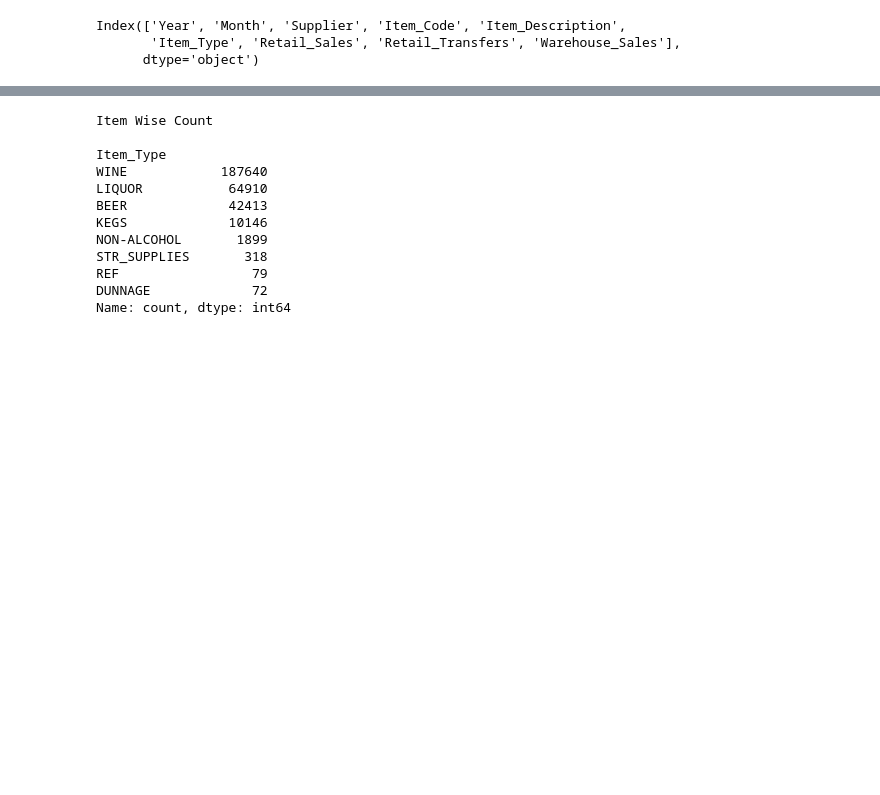
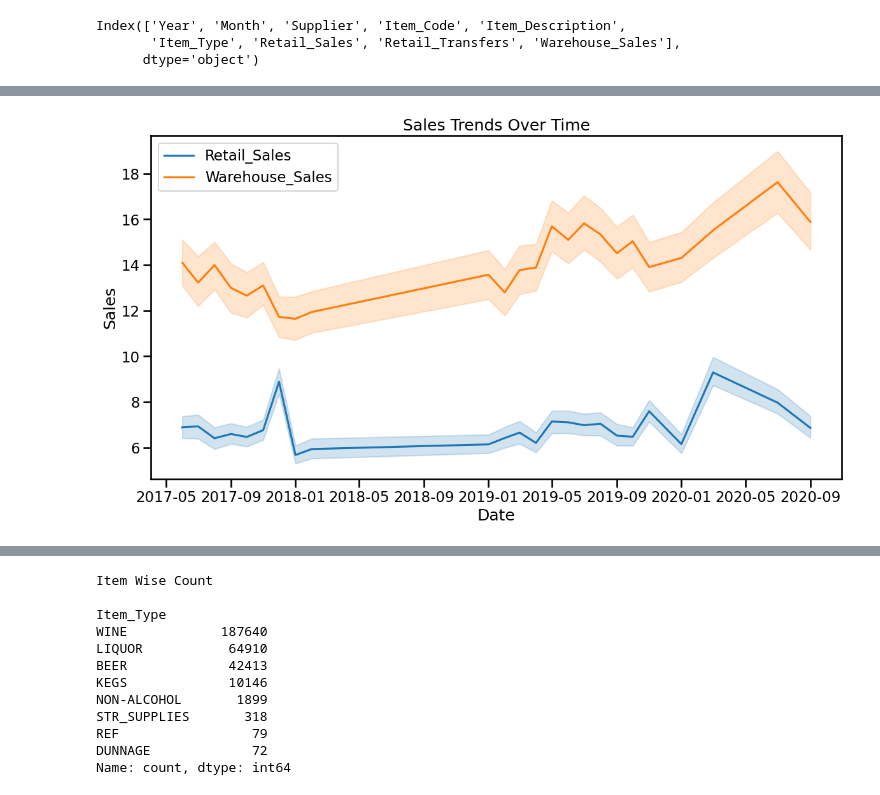
Before and after one commit to Killerfish8/Thesis, a Jupyter notebook: Warehouse_and_Retail_Sales.ipynb, the cells around one changed output, grey strips where cells are left out. Saved outputs shown, nothing was run; the diff lists cells and outputs as text; code cells hidden in the pictures; blank space fills up the shorter version.

```diff
--- a/Warehouse_and_Retail_Sales.ipynb
+++ b/Warehouse_and_Retail_Sales.ipynb
@@ -222,3 +222,8 @@ df.columns
 Index(['Year', 'Month', 'Supplier', 'Item_Code', 'Item_Description',
        'Item_Type', 'Retail_Sales', 'Retail_Transfers', 'Warehouse_Sales'],
       dtype='object')
+# %%
+# Convert YEAR and MONTH to datetime
+df['DATE'] = pd.to_datetime(df['Year'].astype(str) + '-' + df['Month'].astype(str) + '-01')
+# Check data types
+print(df.dtypes)
@@ -224,0 +242,5 @@ Index(['Year', 'Month', 'Supplier', 'Item_Code', 'Item_Description',
+# %%
+# Convert numerical columns to appropriate data types
+numeric_columns = ['Retail_Sales', 'Retail_Transfers', 'Warehouse_Sales']
+# Check data types
+print(df.dtypes)
@@ -224,0 +259,4 @@ Index(['Year', 'Month', 'Supplier', 'Item_Code', 'Item_Description',
+# %%
+# Handle invalid literals and convert to float
+for column in numeric_columns:
+    df[column] = pd.to_numeric(df[column], errors='coerce').fillna(0)
@@ -224,0 +266,12 @@ Index(['Year', 'Month', 'Supplier', 'Item_Code', 'Item_Description',
+# %%
+# Sales trends over time
+plt.figure(figsize=(14, 7))
+sns.lineplot(data=df, x='DATE', y='Retail_Sales', label='Retail_Sales')
+sns.lineplot(data=df, x='DATE', y='Warehouse_Sales', label='Warehouse_Sales')
+plt.title('Sales Trends Over Time')
+plt.xlabel('Date')
+plt.ylabel('Sales')
+plt.legend()
+plt.show()
+# %% [output]
+[figure, added]
```
Also changed, not shown: parts of 11 cells of this notebook.
